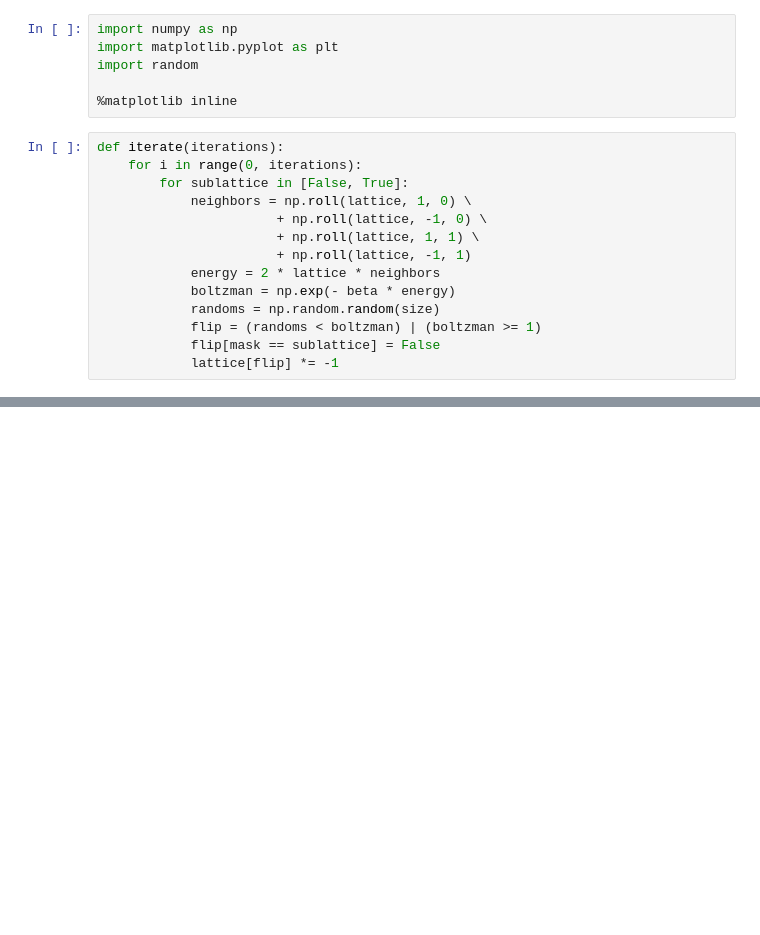
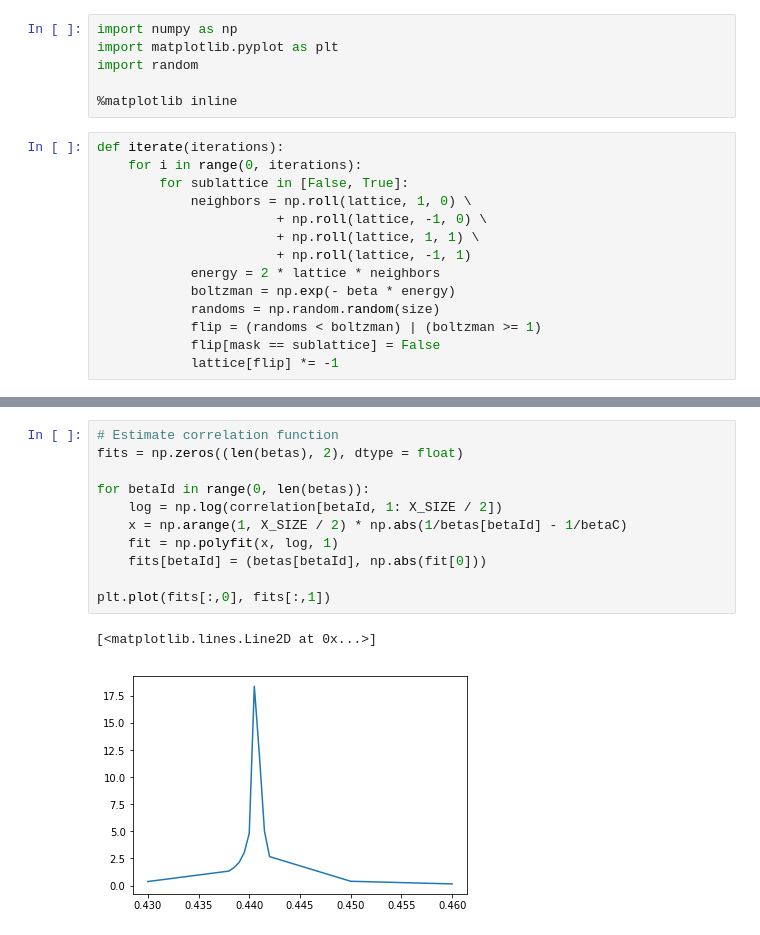
Before and after one commit to jonasberlinma/GoogleImageClassificationSample, a Jupyter notebook: CatDog/Ising.ipynb, the cells around one changed output, grey strips where cells are left out. Drawn from its saved outputs; the diff is of its cells as text; blank space fills up the shorter version.

```diff
--- a/CatDog/Ising.ipynb
+++ b/CatDog/Ising.ipynb
@@ -76,0 +82,14 @@ plt.show()
+# %%
+# Estimate correlation function
+fits = np.zeros((len(betas), 2), dtype = float)
+
+for betaId in range(0, len(betas)):
+    log = np.log(correlation[betaId, 1: X_SIZE / 2])
+    x = np.arange(1, X_SIZE / 2) * np.abs(1/betas[betaId] - 1/betaC)
+    fit = np.polyfit(x, log, 1)
+    fits[betaId] = (betas[betaId], np.abs(fit[0]))
+
+plt.plot(fits[:,0], fits[:,1])
+# %% [output]
+[<matplotlib.lines.Line2D at 0x...>]
+[figure, added]
```
Also changed, not shown: parts of 2 cells of this notebook.
